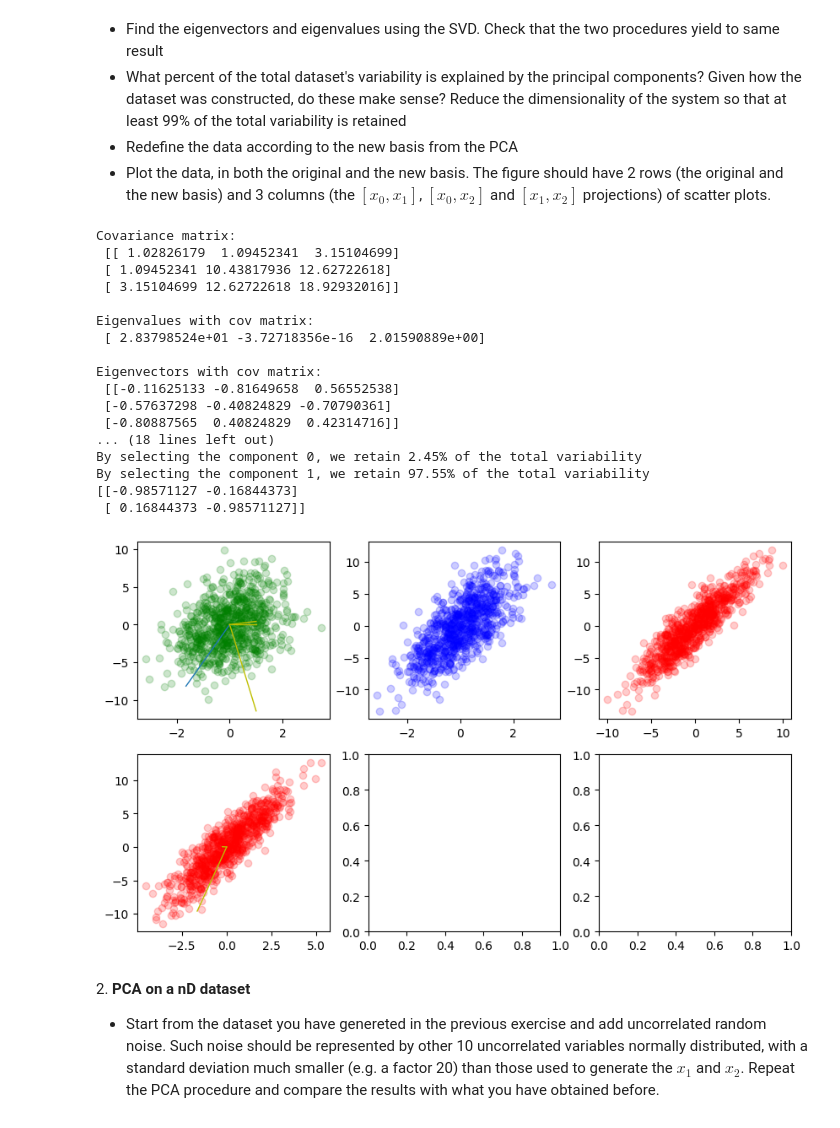
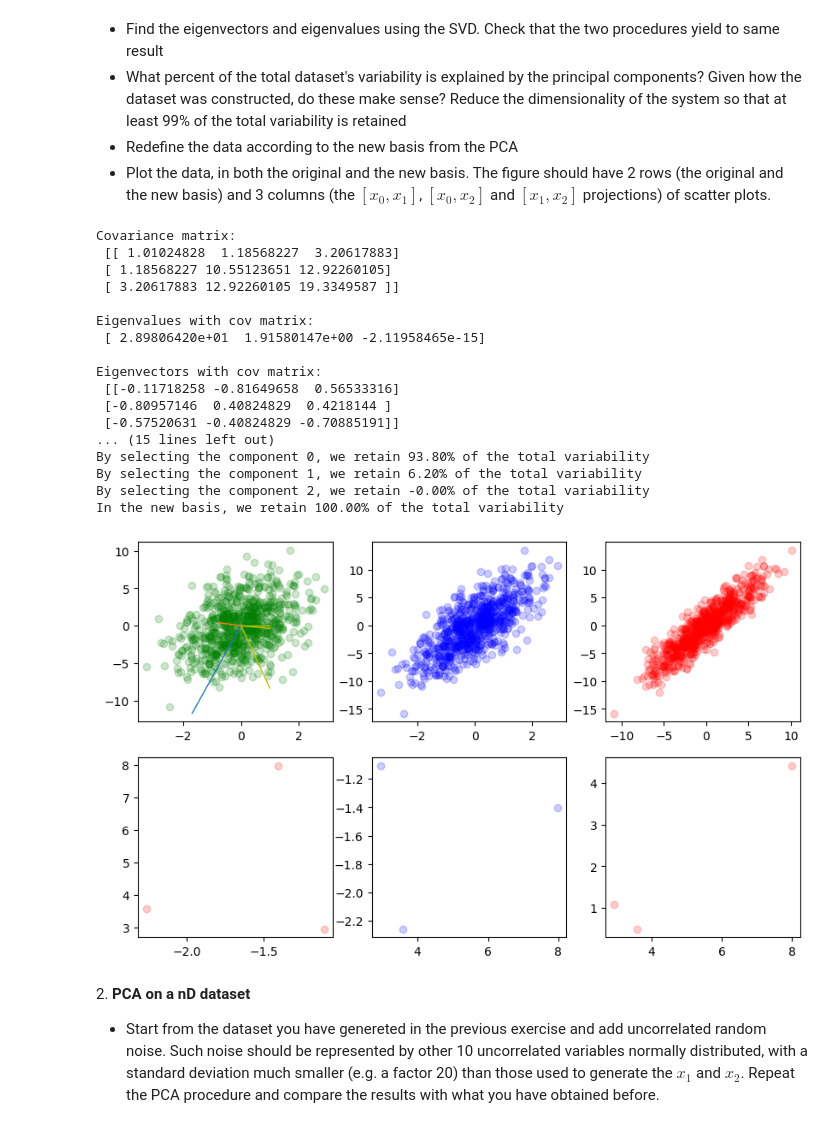
Before and after one commit to saraLevo/ScientificComputingWithPython2023, a Jupyter notebook: 08ex_algebra.ipynb, the cells around one changed output. Drawn from its saved outputs; the diff is of its cells as text; code cells hidden in the pictures.

```diff
--- a/08ex_algebra.ipynb
+++ b/08ex_algebra.ipynb
@@ -23,14 +23,21 @@ x3 = 2*x1 + x2
 data = {'x1' : x1, 'x2' : x2, 'x3' : x3}
 df = np.array(pd.DataFrame(data))
 
+
 #Covariance matrix eigendecomposition
 cov = np.cov(df, rowvar=False)
 print('Covariance matrix: \n', cov, '\n')
 
 eig_values_cov, eig_vecs_cov = la.eig(cov)
 eig_values_cov = np.real_if_close(eig_values_cov)
+
+index = eig_values_cov.argsort()[::-1]
+eig_values_cov = eig_values_cov[index]
+eig_vecs_cov = eig_vecs_cov[index]
+
 print("Eigenvalues with cov matrix:\n", eig_values_cov, '\n')
 print("Eigenvectors with cov matrix:\n", eig_vecs_cov, '\n')
+
 
 #SVD eigendecomposition
 U, S, eig_vecs_svd = np.linalg.svd(df)
@@ -50,62 +57,64 @@ print("Trace of the diagonal eigenvalues matrix:\n", Lambda.trace(), '\n')
 print("By selecting the component 0, we retain %.2f%% of the total variability" % ((Lambda[0, 0]/Lambda.trace())*100))
 print("By selecting the component 1, we retain %.2f%% of the total variability" % ((Lambda[1, 1]/Lambda.trace())*100))
 print("By selecting the component 2, we retain %.2f%% of the total variability" % ((Lambda[2, 2]/Lambda.trace())*100))
 
-data_new = {'x2' : x1, 'x3' : x3}
-df_new = pd.DataFrame(data_new)
-cov_new = np.cov(df_new, rowvar=False)
-eig_values_cov_new, eig_vecs_cov_new = la.eig(cov_new)
-eig_values_cov_new = np.real_if_close(eig_values_cov_new)
-Lambda_new = np.diag(eig_values_cov_new)
-print("By selecting the component 0, we retain %.2f%% of the total variability" % ((Lambda_new[0, 0]/Lambda_new.trace())*100))
-print("By selecting the component 1, we retain %.2f%% of the total variability" % ((Lambda_new[1, 1]/Lambda_new.trace())*100))
+#The fact that the variable x3 yields the lowest variability is actually consistent
+# with how the data has been defined. In fact x3 is completely dependent on the other two variables.
 
+
+Lambda_new = np.zeros((Lambda.shape))
+var = 0
+i = 0
+for el in eig_values_cov:
+    var = var+el
+    Lambda_new[i,i] = el
+    if abs((var)/Lambda.trace()) >= 0.99:
+        print("In the new basis, we retain %.2f%% of the total variability" % (abs((var)/Lambda.trace())*100))
+        break
+    i += 1
+
+df_array = np.array([x1, x2, x3])
 #Rewriting the data sets in the new basis
-df_new = np.dot(df_new, eig_vecs_cov_new.T)
+df_new = np.dot(eig_vecs_cov.T, df_array)
 
 fig, axs = plt.subplots(nrows=2, ncols=3, figsize=(10, 6))
 
 axs[1, 0].scatter(df_new[:, 0], df_new[:, 1], alpha=0.2, c='r')
-axs[1, 1].scatter(df_new[:, ])
-#axs[1, 2].scatter()
+axs[1, 1].scatter(df_new[:, 1], df_new[:, 0], alpha=0.2, c='b')
+axs[1, 2].scatter(df_new[:, 1], df_new[:, 2], alpha=0.2, c='r')
 
 axs[0, 0].scatter(df[:, 0], df[:, 1], alpha=0.2, c='g')
 axs[0, 1].scatter(df[:, 0], df[:, 2], alpha=0.2, c='b')
 axs[0, 2].scatter(df[:, 1], df[:, 2], alpha=0.2, c='r')
 
-scale_factor = 0.5
-for eig_value, eig_vec in zip(eig_values_cov_new, eig_vecs_cov_new.T):
-    axs[1, 0].plot([0, scale_factor*eig_value*eig_vec[0]], [0, scale_factor*eig_value*eig_vec[1]], 'y-', lw=1)
 
 scale_factor = 0.5
 for eig_value, eig_vec in zip(eig_values_cov, eig_vecs_cov.T):
     axs[0, 0].plot([0, scale_factor*eig_value*eig_vec[0]], [0, scale_factor*eig_value*eig_vec[1]], [0, scale_factor*eig_value*eig_vec[2]], 'y-', lw=1)
 
 #For the orginal 3D space the space is spanned by three vectors. One of the three actually does not
 # belong to the plane spanned by the other two, i.e. the blue one, but actually is possible to make
 # its decomposition on that plane. This is the reason why there are 5 vectors. Two of them are the
 # decomposition of the blue vector projection on the plane.
-
-print(eig_vecs_cov_new)
 # %% [output]
 Covariance matrix:
- [[ 1.02826179  1.09452341  3.15104699]
- [ 1.09452341 10.43817936 12.62722618]
- [ 3.15104699 12.62722618 18.92932016]]
+ [[ 1.01024828  1.18568227  3.20617883]
+ [ 1.18568227 10.55123651 12.92260105]
+ [ 3.20617883 12.92260105 19.3349587 ]]
 
 Eigenvalues with cov matrix:
- [ 2.83798524e+01 -3.72718356e-16  2.01590889e+00]
+ [ 2.89806420e+01  1.91580147e+00 -2.11958465e-15]
 
 Eigenvectors with cov matrix:
- [[-0.11625133 -0.81649658  0.56552538]
- [-0.57637298 -0.40824829 -0.70790361]
- [-0.80887565  0.40824829  0.42314716]]
-... (18 lines left out)
-By selecting the component 0, we retain 2.45% of the total variability
-By selecting the component 1, we retain 97.55% of the total variability
-[[-0.98571127 -0.16844373]
- [ 0.16844373 -0.98571127]]
+ [[-0.11718258 -0.81649658  0.56533316]
+ [-0.80957146  0.40824829  0.4218144 ]
+ [-0.57520631 -0.40824829 -0.70885191]]
+... (15 lines left out)
+By selecting the component 0, we retain 93.80% of the total variability
+By selecting the component 1, we retain 6.20% of the total variability
+By selecting the component 2, we retain -0.00% of the total variability
+In the new basis, we retain 100.00% of the total variability
-[figure, old version]
+[figure, new version]
 # %% [markdown]
 2\. **PCA on a nD dataset**
 
```
Also changed, not shown: 1 other file.
